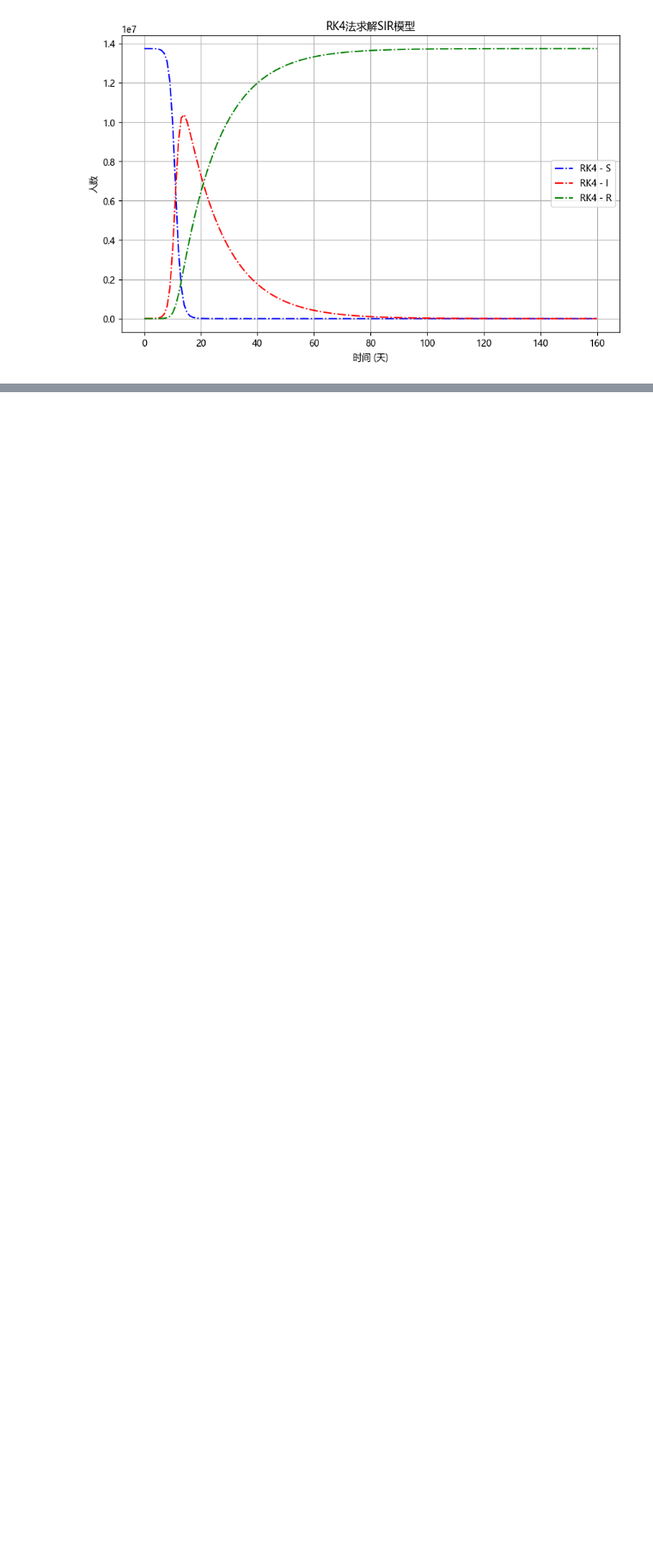
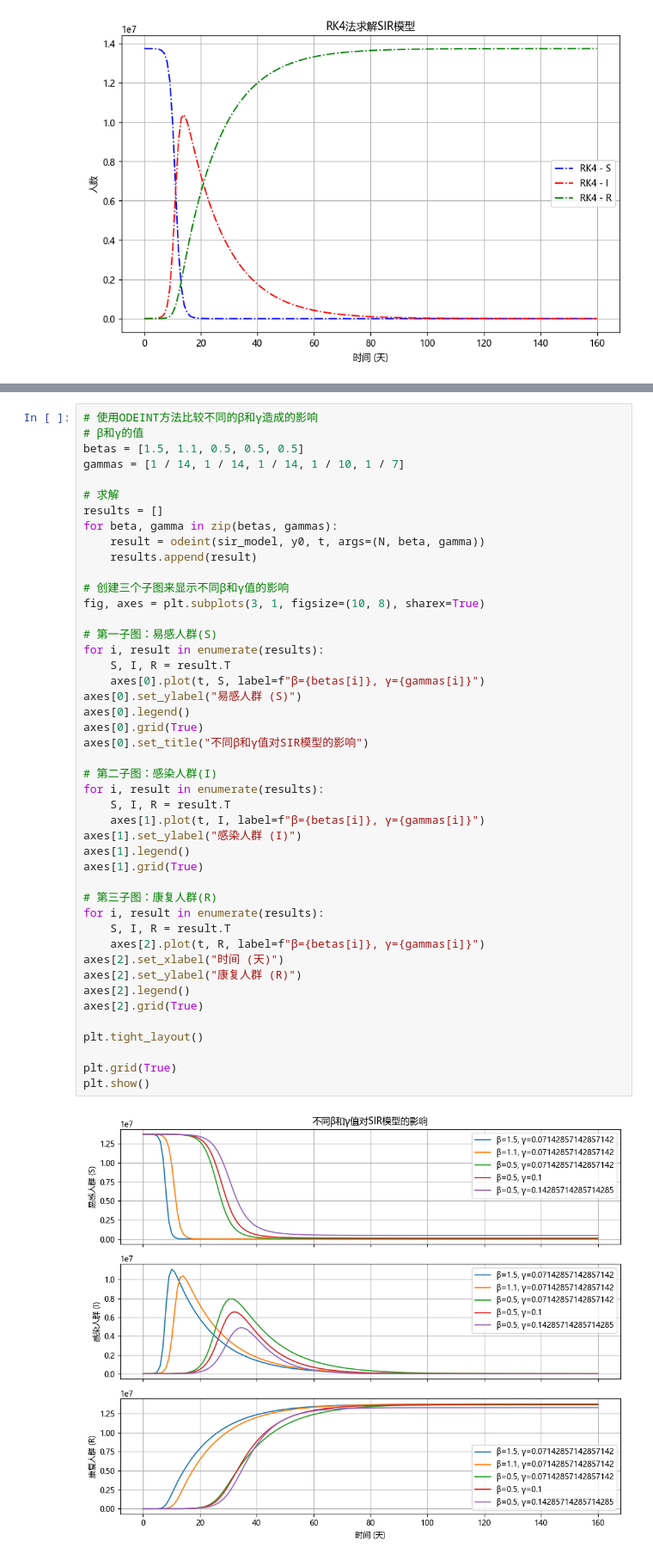
Before and after one commit to Deicedmilktea/SIR_COVID_19, a Jupyter notebook: SIR.ipynb, the cells around one changed output, grey strips where cells are left out. Shown at 86% size. Cells and saved outputs as stored; diff of their text form; blank space fills up the shorter version.

```diff
--- a/SIR.ipynb
+++ b/SIR.ipynb
@@ -291,0 +289,47 @@ plt.show()
+# %%
+# 使用ODEINT方法比较不同的β和γ造成的影响
+# β和γ的值
+betas = [1.5, 1.1, 0.5, 0.5, 0.5]
+gammas = [1 / 14, 1 / 14, 1 / 14, 1 / 10, 1 / 7]
+
+# 求解
+results = []
+for beta, gamma in zip(betas, gammas):
+    result = odeint(sir_model, y0, t, args=(N, beta, gamma))
+    results.append(result)
+
+# 创建三个子图来显示不同β和γ值的影响
+fig, axes = plt.subplots(3, 1, figsize=(10, 8), sharex=True)
+
+# 第一子图：易感人群(S)
+for i, result in enumerate(results):
+    S, I, R = result.T
+    axes[0].plot(t, S, label=f"β={betas[i]}, γ={gammas[i]}")
+axes[0].set_ylabel("易感人群 (S)")
+axes[0].legend()
+axes[0].grid(True)
+axes[0].set_title("不同β和γ值对SIR模型的影响")
+
+# 第二子图：感染人群(I)
+for i, result in enumerate(results):
+    S, I, R = result.T
+    axes[1].plot(t, I, label=f"β={betas[i]}, γ={gammas[i]}")
+axes[1].set_ylabel("感染人群 (I)")
+axes[1].legend()
+axes[1].grid(True)
+
+# 第三子图：康复人群(R)
+for i, result in enumerate(results):
+    S, I, R = result.T
+    axes[2].plot(t, R, label=f"β={betas[i]}, γ={gammas[i]}")
+axes[2].set_xlabel("时间 (天)")
+axes[2].set_ylabel("康复人群 (R)")
+axes[2].legend()
+axes[2].grid(True)
+
+plt.tight_layout()
+
+plt.grid(True)
+plt.show()
+# %% [output]
+[figure, added]
```
Also changed, not shown: parts of 1 cell of this notebook, 1 other file.
